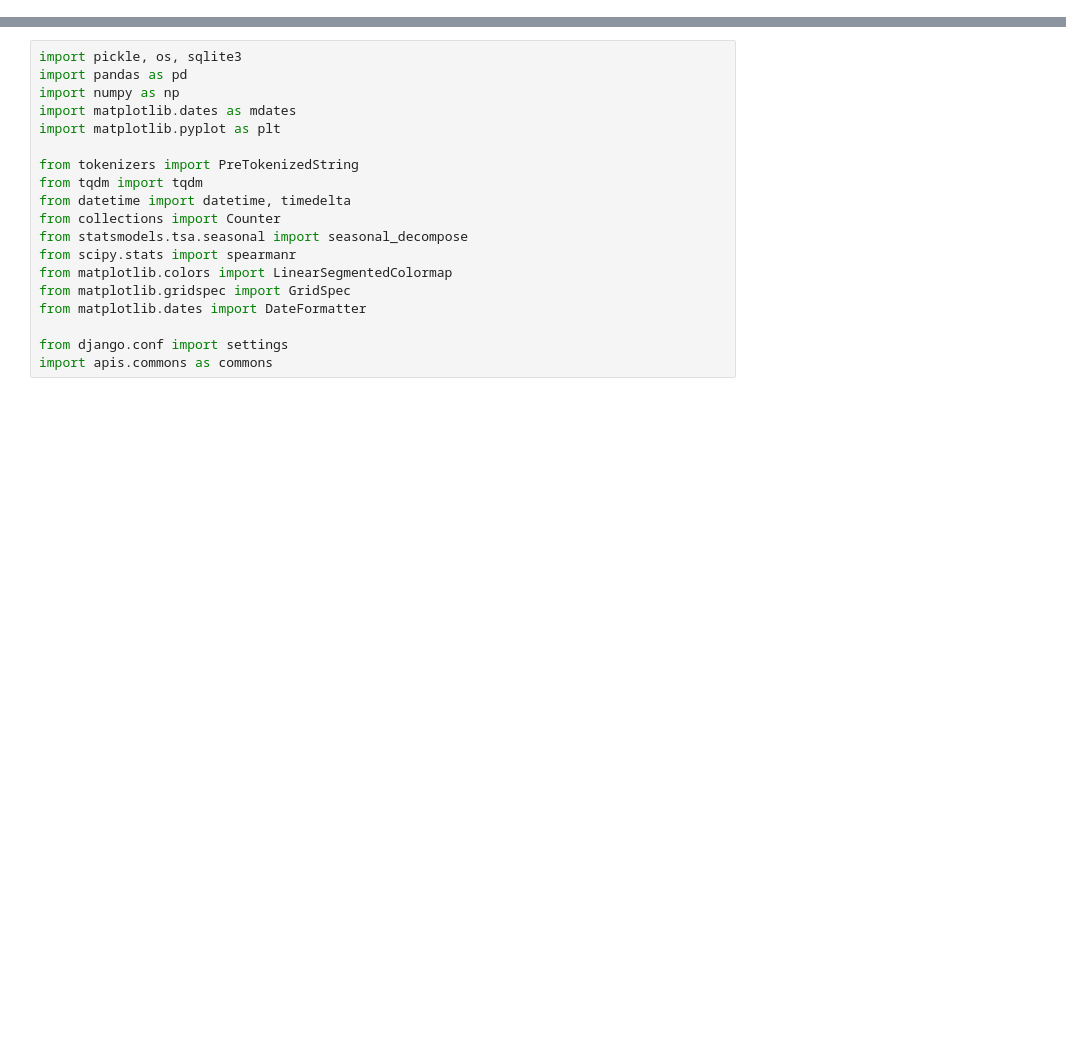
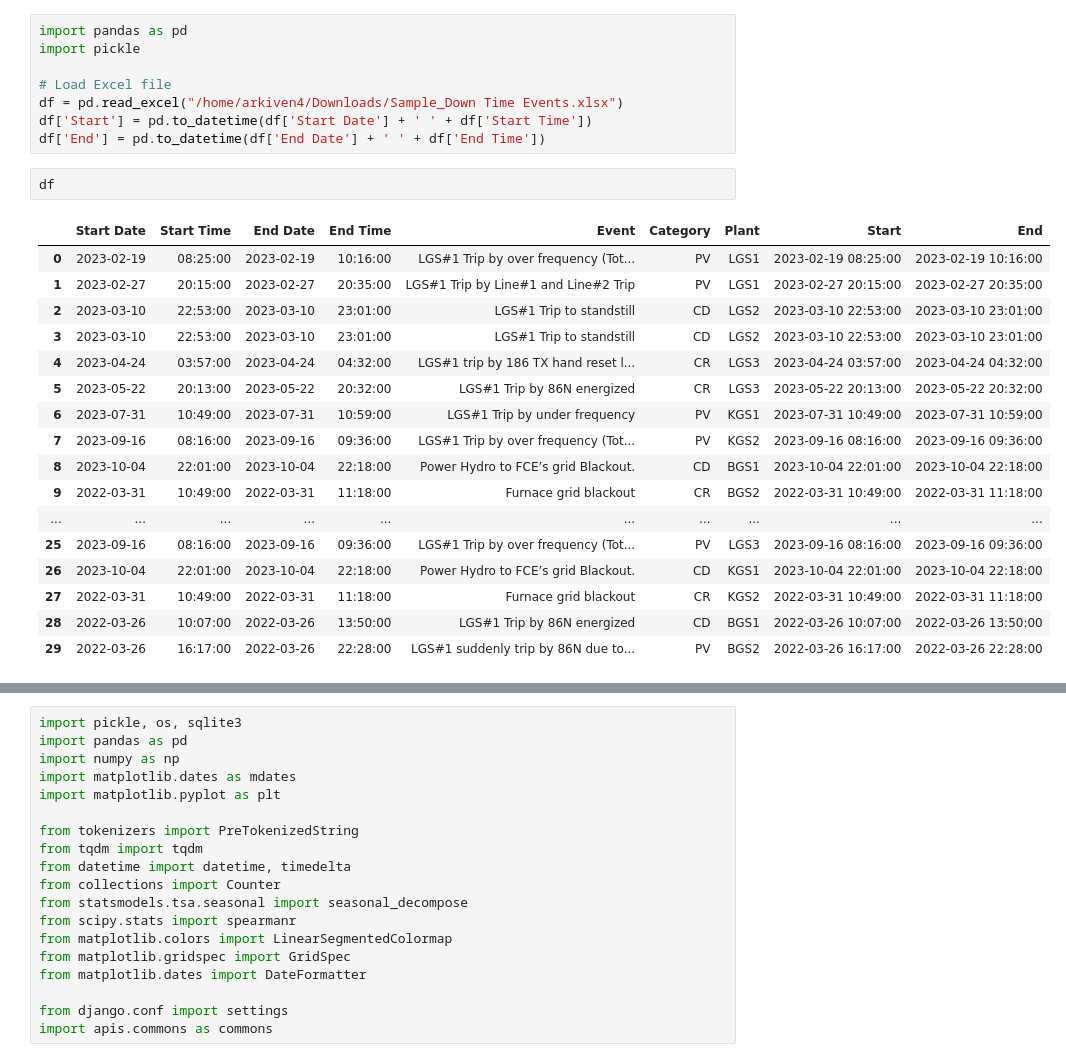
Before and after one commit to arkiven4/tinymonitor-web, a Jupyter notebook: try1.ipynb, the cells around one changed output, grey strips where cells are left out. Saved outputs shown, nothing was run; the diff lists cells and outputs as text; blank space fills up the shorter version.

```diff
--- a/try1.ipynb
+++ b/try1.ipynb
@@ -0,0 +1,28 @@
+# %%
+import pandas as pd
+import pickle
+
+# Load Excel file
+df = pd.read_excel("/home/arkiven4/Downloads/Sample_Down Time Events.xlsx")
+df['Start'] = pd.to_datetime(df['Start Date'] + ' ' + df['Start Time'])
+df['End'] = pd.to_datetime(df['End Date'] + ' ' + df['End Time'])
+# %%
+df
+# %% [output]
+|  | Start Date | Start Time | End Date | End Time | Event | Category | Plant | Start | End |
+| 0 | 2023-02-19 | 08:25:00 | 2023-02-19 | 10:16:00 | LGS#1 Trip by over frequency (Tot... | PV | LGS1 | 2023-02-19 08:25:00 | 2023-02-19 10:16:00 |
+| 1 | 2023-02-27 | 20:15:00 | 2023-02-27 | 20:35:00 | LGS#1 Trip by Line#1 and Line#2 Trip | PV | LGS1 | 2023-02-27 20:15:00 | 2023-02-27 20:35:00 |
+| 2 | 2023-03-10 | 22:53:00 | 2023-03-10 | 23:01:00 | LGS#1 Trip to standstill | CD | LGS2 | 2023-03-10 22:53:00 | 2023-03-10 23:01:00 |
+| 3 | 2023-03-10 | 22:53:00 | 2023-03-10 | 23:01:00 | LGS#1 Trip to standstill | CD | LGS2 | 2023-03-10 22:53:00 | 2023-03-10 23:01:00 |
+| 4 | 2023-04-24 | 03:57:00 | 2023-04-24 | 04:32:00 | LGS#1 trip by 186 TX hand reset l... | CR | LGS3 | 2023-04-24 03:57:00 | 2023-04-24 04:32:00 |
+| 5 | 2023-05-22 | 20:13:00 | 2023-05-22 | 20:32:00 | LGS#1 Trip by 86N energized | CR | LGS3 | 2023-05-22 20:13:00 | 2023-05-22 20:32:00 |
+| 6 | 2023-07-31 | 10:49:00 | 2023-07-31 | 10:59:00 | LGS#1 Trip by under frequency | PV | KGS1 | 2023-07-31 10:49:00 | 2023-07-31 10:59:00 |
+| 7 | 2023-09-16 | 08:16:00 | 2023-09-16 | 09:36:00 | LGS#1 Trip by over frequency (Tot... | PV | KGS2 | 2023-09-16 08:16:00 | 2023-09-16 09:36:00 |
+| 8 | 2023-10-04 | 22:01:00 | 2023-10-04 | 22:18:00 | Power Hydro to FCE’s grid Blackout. | CD | BGS1 | 2023-10-04 22:01:00 | 2023-10-04 22:18:00 |
+| 9 | 2022-03-31 | 10:49:00 | 2022-03-31 | 11:18:00 | Furnace grid blackout | CR | BGS2 | 2022-03-31 10:49:00 | 2022-03-31 11:18:00 |
+| ... | ... | ... | ... | ... | ... | ... | ... | ... | ... |
+| 25 | 2023-09-16 | 08:16:00 | 2023-09-16 | 09:36:00 | LGS#1 Trip by over frequency (Tot... | PV | LGS3 | 2023-09-16 08:16:00 | 2023-09-16 09:36:00 |
+| 26 | 2023-10-04 | 22:01:00 | 2023-10-04 | 22:18:00 | Power Hydro to FCE’s grid Blackout. | CD | KGS1 | 2023-10-04 22:01:00 | 2023-10-04 22:18:00 |
+| 27 | 2022-03-31 | 10:49:00 | 2022-03-31 | 11:18:00 | Furnace grid blackout | CR | KGS2 | 2022-03-31 10:49:00 | 2022-03-31 11:18:00 |
+| 28 | 2022-03-26 | 10:07:00 | 2022-03-26 | 13:50:00 | LGS#1 Trip by 86N energized | CD | BGS1 | 2022-03-26 10:07:00 | 2022-03-26 13:50:00 |
+| 29 | 2022-03-26 | 16:17:00 | 2022-03-26 | 22:28:00 | LGS#1 suddenly trip by 86N due to... | PV | BGS2 | 2022-03-26 16:17:00 | 2022-03-26 22:28:00 |
```
Also changed, not shown: parts of 8 cells of this notebook, 7 other files.
